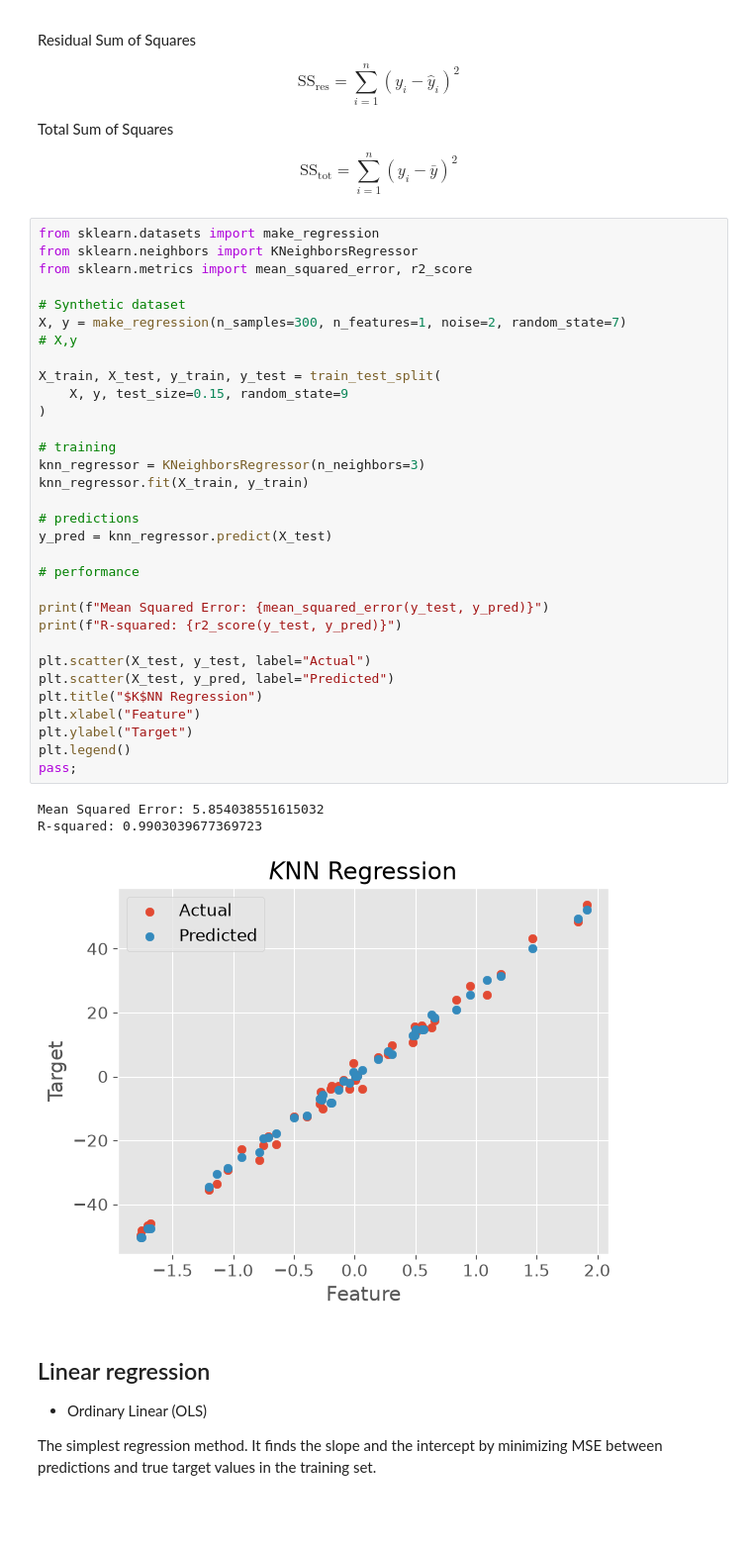
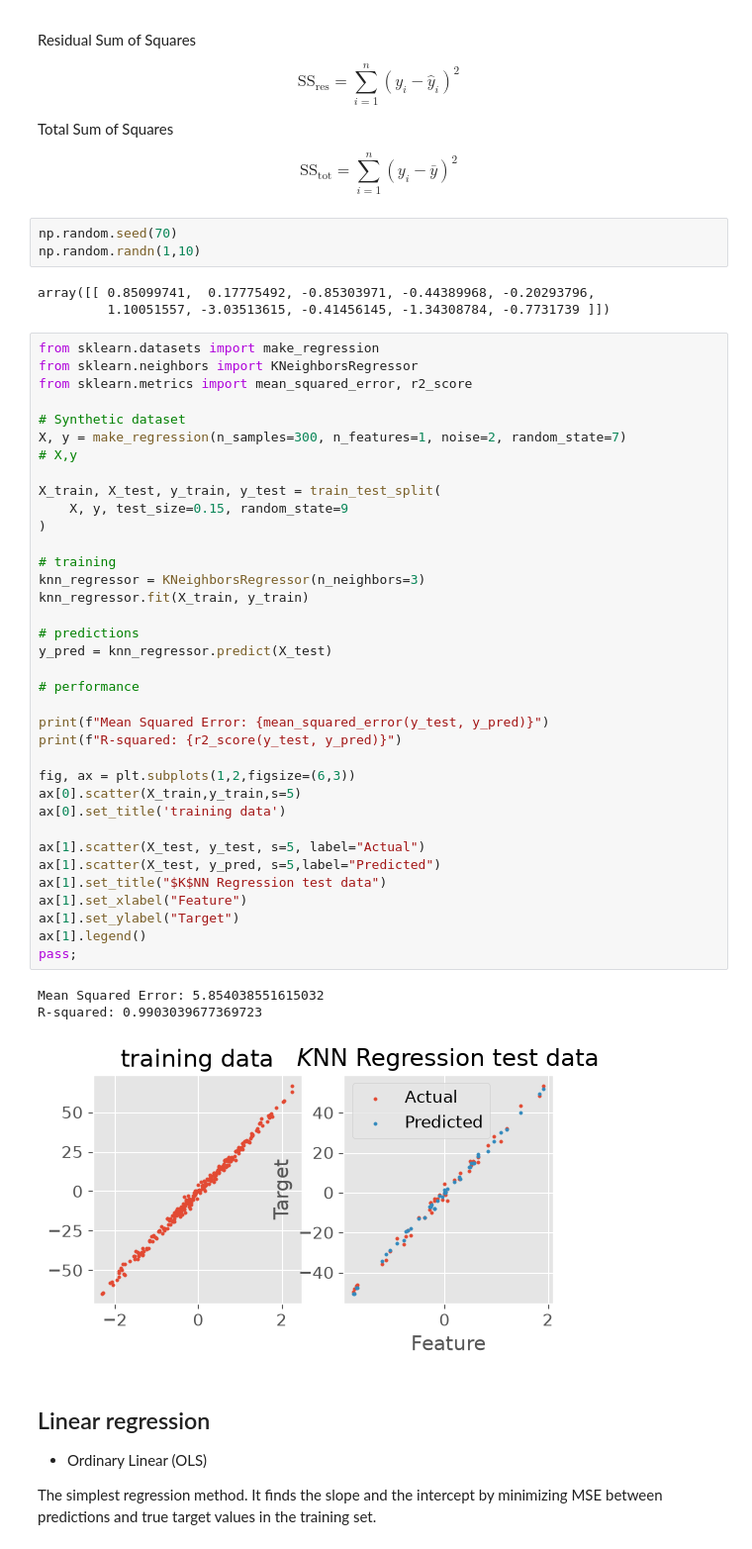
Before and after one commit to arghyadutta/PhysML, a Jupyter notebook: 04-notebook.ipynb, the cells around one changed output. Shown at 99% size. Drawn from its saved outputs; the diff is of its cells as text; blank space fills up the shorter version.

```diff
--- a/04-notebook.ipynb
+++ b/04-notebook.ipynb
@@ -71,42 +71,52 @@ Total Sum of Squares
 $$
   \text{SS}_{\text{tot}} = \sum_{i=1}^{n} \left( y_i - \bar{y} \right)^2
 $$
+# %%
+np.random.seed(70)
+np.random.randn(1,10)
+# %% [output]
+array([[ 0.85099741,  0.17775492, -0.85303971, -0.44389968, -0.20293796,
+         1.10051557, -3.03513615, -0.41456145, -1.34308784, -0.7731739 ]])
 # %%
 from sklearn.datasets import make_regression
 from sklearn.neighbors import KNeighborsRegressor
 from sklearn.metrics import mean_squared_error, r2_score
 
 # Synthetic dataset
 X, y = make_regression(n_samples=300, n_features=1, noise=2, random_state=7)
 # X,y
 
 X_train, X_test, y_train, y_test = train_test_split(
     X, y, test_size=0.15, random_state=9
 )
 
 # training
 knn_regressor = KNeighborsRegressor(n_neighbors=3)
 knn_regressor.fit(X_train, y_train)
 
 # predictions
 y_pred = knn_regressor.predict(X_test)
 
 # performance
 
 print(f"Mean Squared Error: {mean_squared_error(y_test, y_pred)}")
 print(f"R-squared: {r2_score(y_test, y_pred)}")
 
-plt.scatter(X_test, y_test, label="Actual")
-plt.scatter(X_test, y_pred, label="Predicted")
-plt.title("$K$NN Regression")
-plt.xlabel("Feature")
-plt.ylabel("Target")
-plt.legend()
+fig, ax = plt.subplots(1,2,figsize=(6,3))
+ax[0].scatter(X_train,y_train,s=5)
+ax[0].set_title('training data')
+
+ax[1].scatter(X_test, y_test, s=5, label="Actual")
+ax[1].scatter(X_test, y_pred, s=5,label="Predicted")
+ax[1].set_title("$K$NN Regression test data")
+ax[1].set_xlabel("Feature")
+ax[1].set_ylabel("Target")
+ax[1].legend()
 pass;
 # %% [output]
 Mean Squared Error: 5.854038551615032
 R-squared: 0.9903039677369723
-[figure, old version]
+[figure, new version]
 # %% [markdown]
 ## Linear regression
 
```
Also changed, not shown: parts of 7 cells of this notebook, 1 other file.
